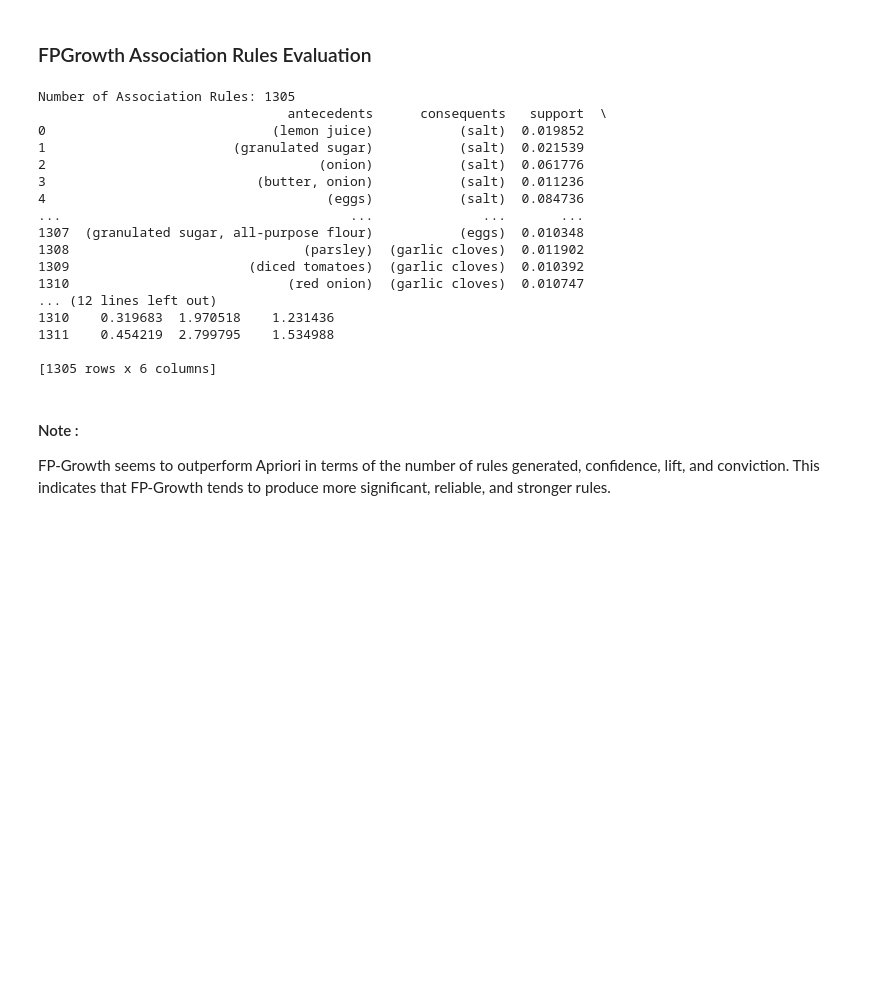
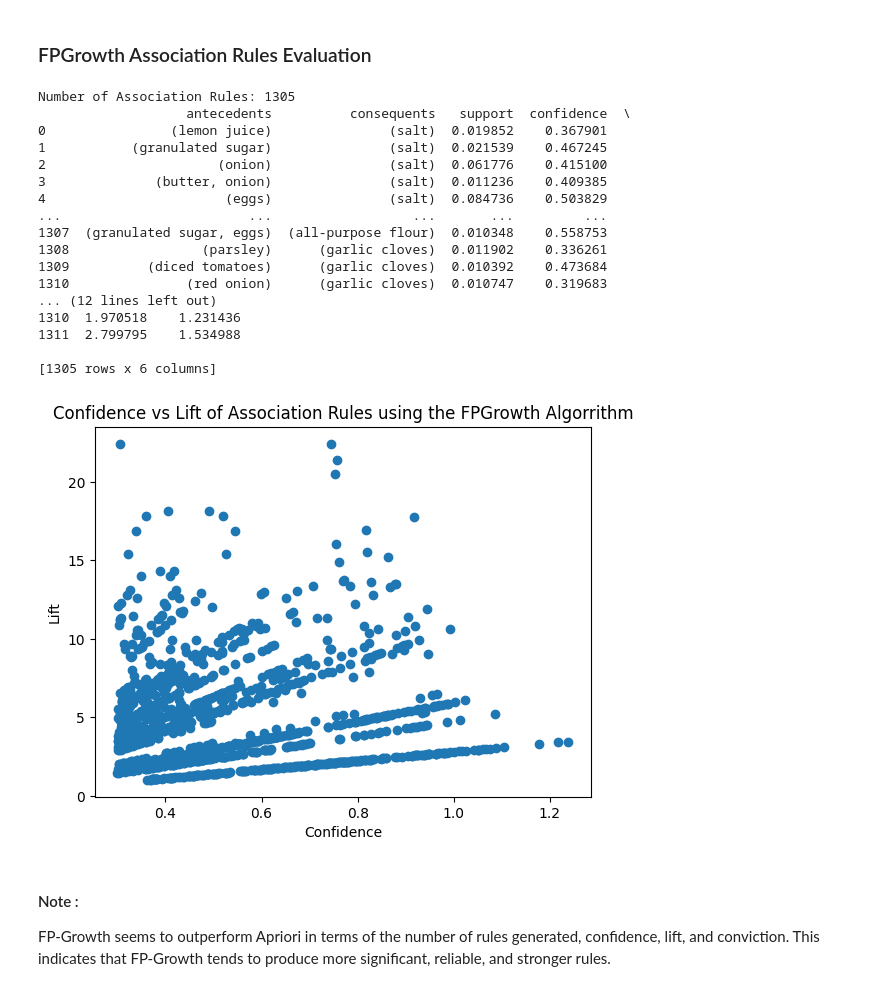
Before and after one commit to MeriemTerki/recipe-recommendation-sytem, a Jupyter notebook: AI/Notebooks/modeling.ipynb, the cells around one changed output. Drawn from its saved outputs; the diff is of its cells as text; code cells hidden in the pictures; blank space fills up the shorter version.

```diff
--- a/AI/Notebooks/modeling.ipynb
+++ b/AI/Notebooks/modeling.ipynb
@@ -480,47 +486,48 @@ def evaluate_fpgrowth_in_batches(diet_data, min_support=0.01, min_confidence=0.3
     all_frequent_itemsets = pd.concat(all_frequent_itemsets, ignore_index=True).drop_duplicates()
 
     # Generate association rules
     rules = association_rules(all_frequent_itemsets, metric="confidence", min_threshold=min_confidence , num_itemsets=len(frequent_itemsets))
 
     # Filter rules by additional metrics like Lift and Conviction
     rules = rules[(rules['lift'] >= min_lift) & (rules['conviction'] >= min_conviction)]
 
     return rules
 
 # Example usage
 diet_data = load_and_preprocess_data()  # Load your dataset
 
 # Evaluate association rules with desired thresholds
 rules = evaluate_fpgrowth_in_batches(diet_data, min_support=0.01, min_confidence=0.3, min_lift=1.0, min_conviction=1.0)
 
 # Display the evaluated rules
 print(f"Number of Association Rules: {len(rules)}")
 print(rules[['antecedents', 'consequents', 'support', 'confidence', 'lift', 'conviction']])
 
 # Scatter plot of confidence vs lift
 plt.scatter(rules['confidence'], rules['lift'])
-plt.title('Confidence vs Lift of Association Rules using the Apriori Algorrithm')
+plt.title('Confidence vs Lift of Association Rules using the FPGrowth Algorrithm')
 plt.xlabel('Confidence')
 plt.ylabel('Lift')
 plt.show()
 # %% [output]
 Number of Association Rules: 1305
-                                antecedents      consequents   support  \
-0                             (lemon juice)           (salt)  0.019852
-1                        (granulated sugar)           (salt)  0.021539
-2                                   (onion)           (salt)  0.061776
-3                           (butter, onion)           (salt)  0.011236
-4                                    (eggs)           (salt)  0.084736
-...                                     ...              ...       ...
-1307  (granulated sugar, all-purpose flour)           (eggs)  0.010348
-1308                              (parsley)  (garlic cloves)  0.011902
-1309                       (diced tomatoes)  (garlic cloves)  0.010392
-1310                            (red onion)  (garlic cloves)  0.010747
+                   antecedents          consequents   support  confidence  \
+0                (lemon juice)               (salt)  0.019852    0.367901
+1           (granulated sugar)               (salt)  0.021539    0.467245
+2                      (onion)               (salt)  0.061776    0.415100
+3              (butter, onion)               (salt)  0.011236    0.409385
+4                       (eggs)               (salt)  0.084736    0.503829
+...                        ...                  ...       ...         ...
+1307  (granulated sugar, eggs)  (all-purpose flour)  0.010348    0.558753
+1308                 (parsley)      (garlic cloves)  0.011902    0.336261
+1309          (diced tomatoes)      (garlic cloves)  0.010392    0.473684
+1310               (red onion)      (garlic cloves)  0.010747    0.319683
 ... (12 lines left out)
-1310    0.319683  1.970518    1.231436
-1311    0.454219  2.799795    1.534988
+1310  1.970518    1.231436
+1311  2.799795    1.534988
 
 [1305 rows x 6 columns]
+[figure, added]
 # %% [markdown]
 #### Note :
 
```
Also changed, not shown: parts of 4 cells of this notebook, 1 other file.
